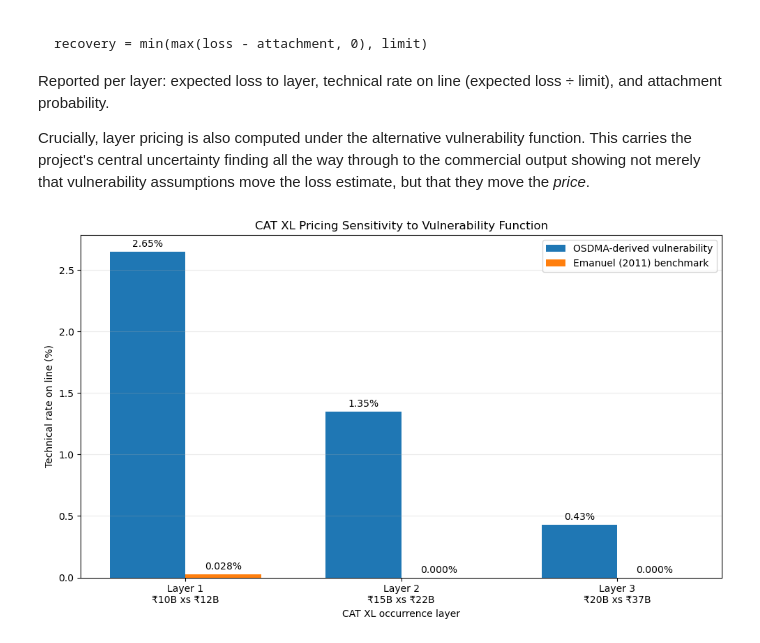
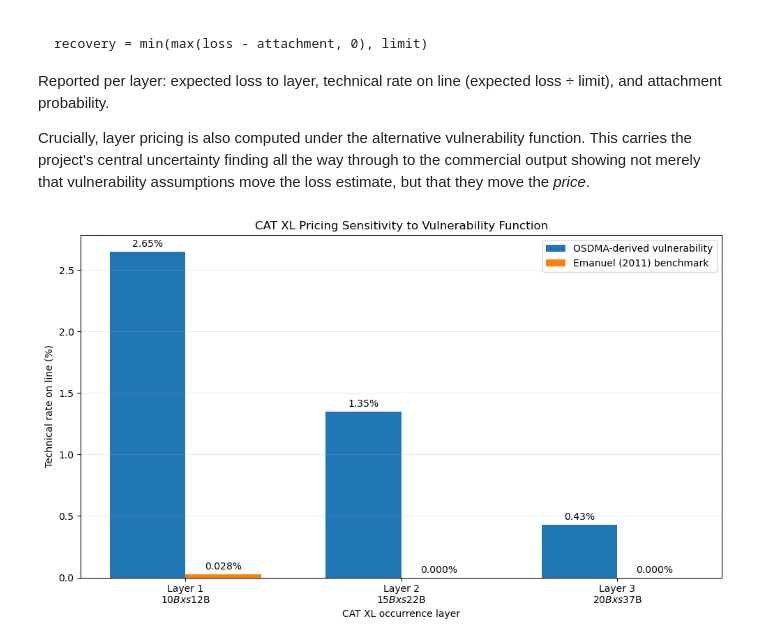
Before and after one commit to NavneetK04/odisha-cyclone-risk, a Jupyter notebook: notebooks/03_impact.ipynb, the cells around one changed output. Saved outputs shown, nothing was run; the diff lists cells and outputs as text; code cells hidden in the pictures.

```diff
--- a/notebooks/03_impact.ipynb
+++ b/notebooks/03_impact.ipynb
@@ -1917,7 +1917,7 @@ for rank, i in enumerate(top_idx, 1):
     print(
         f"{rank:2d}. "
         f"{event_names[i]} | "
-        f"Loss = ₹{impact_baseline.at_event[i]:,.0f} | "
+        f"Loss = ${impact_baseline.at_event[i]:,.0f} | "
         f"Max wind = {hazard.intensity[i].max():.2f} m/s"
     )
 # %% [output]
@@ -2321,9 +2321,9 @@ figures_dir.mkdir(parents=True, exist_ok=True)
 # -------------------------------------------------------
 
 layer_names = [
-    "Layer 1\n₹10B xs ₹12B",
-    "Layer 2\n₹15B xs ₹22B",
-    "Layer 3\n₹20B xs ₹37B"
+    "Layer 1\n$10B xs $12B",
+    "Layer 2\n$15B xs $22B",
+    "Layer 3\n$20B xs $37B"
 ]
 
 baseline_rol = np.array([
@@ -2378,34 +2378,34 @@ for i, value in enumerate(emanuel_rol * 100):
         label,
         (i + width / 2, value),
         xytext=(0, 5),
         textcoords="offset points",
         ha="center"
     )
 
 ax.set_xticks(x)
 ax.set_xticklabels(layer_names)
 
 ax.set_ylabel("Technical rate on line (%)")
 ax.set_xlabel("CAT XL occurrence layer")
 
 ax.set_title(
     "CAT XL Pricing Sensitivity to Vulnerability Function"
 )
 
 ax.grid(axis="y", alpha=0.25)
 ax.legend()
 
 plt.tight_layout()
 
 plt.savefig(
     figures_dir / "cat_xl_sensitivity.png",
     dpi=300,
     bbox_inches="tight"
 )
 
 plt.show()
 # %% [output]
-[figure, old version]
+[figure, new version]
 # %% [markdown]
 ---
 
```
Also changed, not shown: parts of 12 cells of this notebook, 11 other files.
